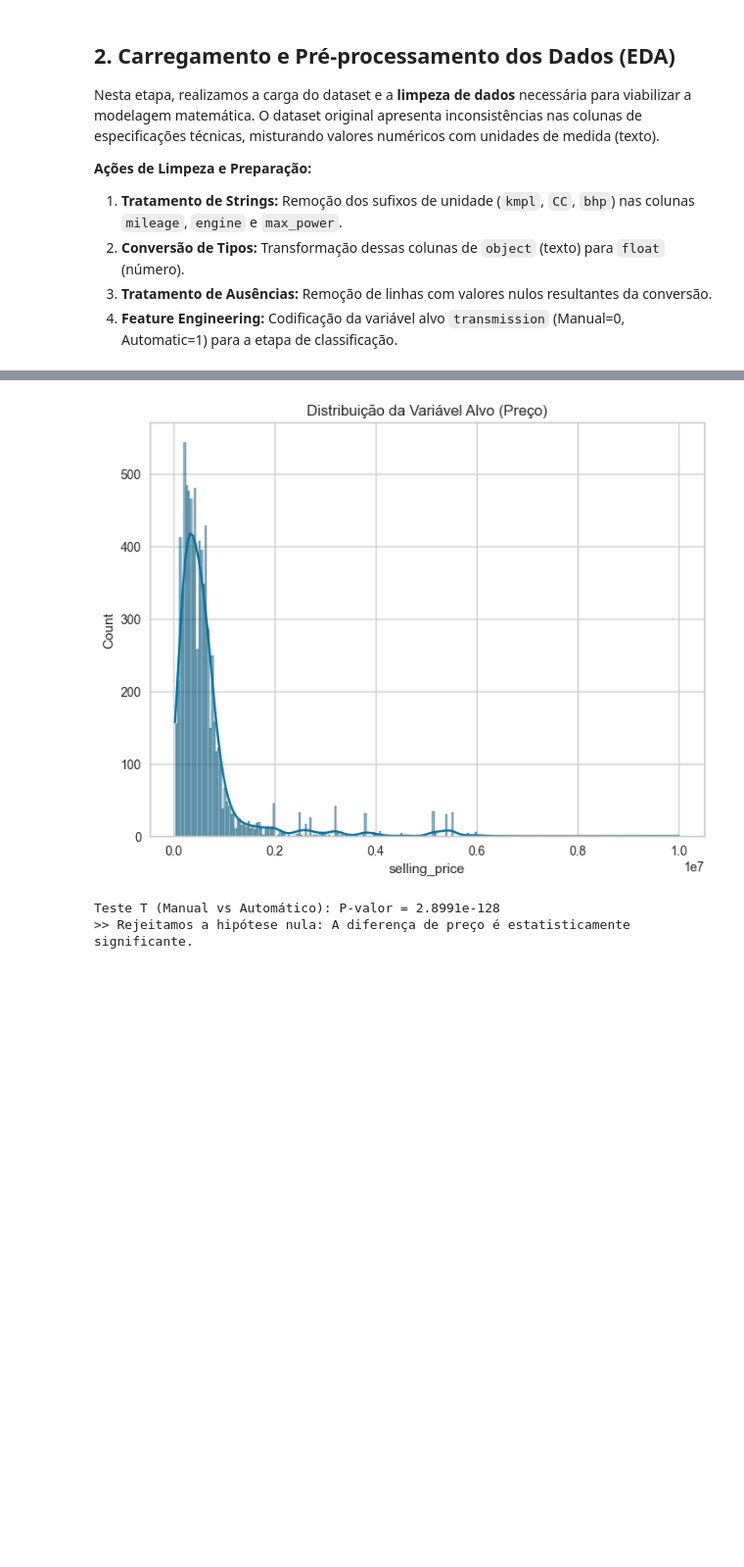
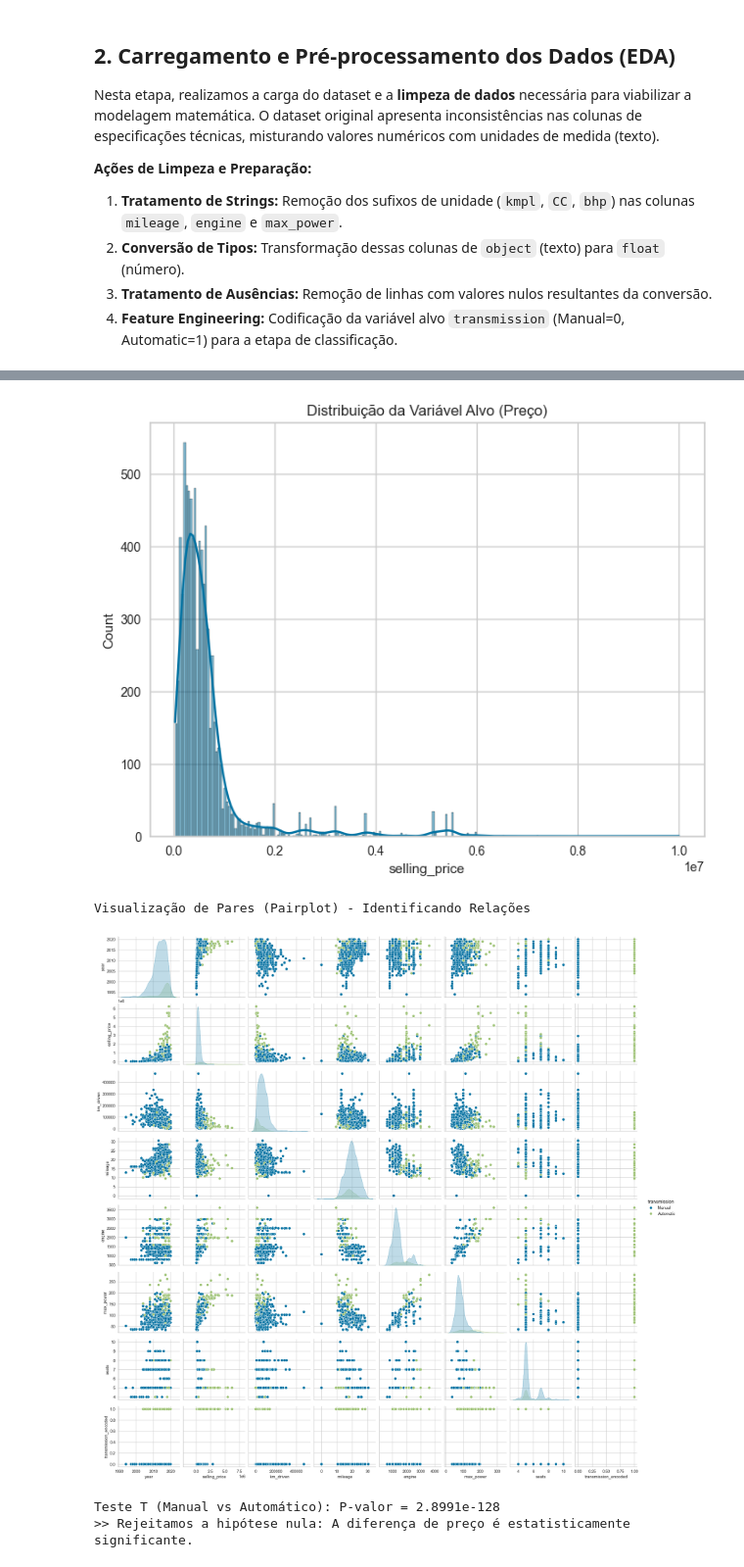
Before and after one commit to davituma/cars-regression-classification, a Jupyter notebook: projeto_carros.ipynb, the cells around one changed output, grey strips where cells are left out. Shown at 98% size. Drawn from its saved outputs; the diff is of its cells as text; code cells hidden in the pictures; blank space fills up the shorter version.

```diff
--- a/projeto_carros.ipynb
+++ b/projeto_carros.ipynb
@@ -94,27 +94,34 @@ plt.show()
 # %%
 # 1. Heatmap de Correlação (Para ver quais variáveis afetam o preço)
 plt.figure(figsize=(10, 8))
 # Selecionando apenas colunas numéricas para correlação
 numericas = df.select_dtypes(include=[np.number])
 sns.heatmap(numericas.corr(), annot=True, cmap='coolwarm', fmt=".2f")
 plt.title("Mapa de Correlação - Dataset de Veículos")
 plt.show()
 
 # 2. Boxplot: Transmissão vs Preço (Para provar sua hipótese)
 plt.figure(figsize=(8, 6))
 sns.boxplot(x='transmission', y='selling_price', data=df)
 plt.title("Distribuição de Preço por Tipo de Câmbio")
 plt.show()
 
 # 3. Histograma: Distribuição dos Preços
 plt.figure(figsize=(8, 6))
 sns.histplot(df['selling_price'], kde=True)
 plt.title("Distribuição da Variável Alvo (Preço)")
 plt.show()
+
+print("Visualização de Pares (Pairplot) - Identificando Relações")
+# Amostra para não pesar muito se o dataset for gigante
+sns.pairplot(df.sample(min(1000, len(df))), hue='transmission')
+plt.show()
 # %% [output]
 [figure]
 [figure]
 [figure]
+Visualização de Pares (Pairplot) - Identificando Relações
+[figure, added]
 # %%
 #TESTE DE HIPÓTESE
 from scipy import stats
```
Also changed, not shown: parts of 9 cells of this notebook, 1 other file.
